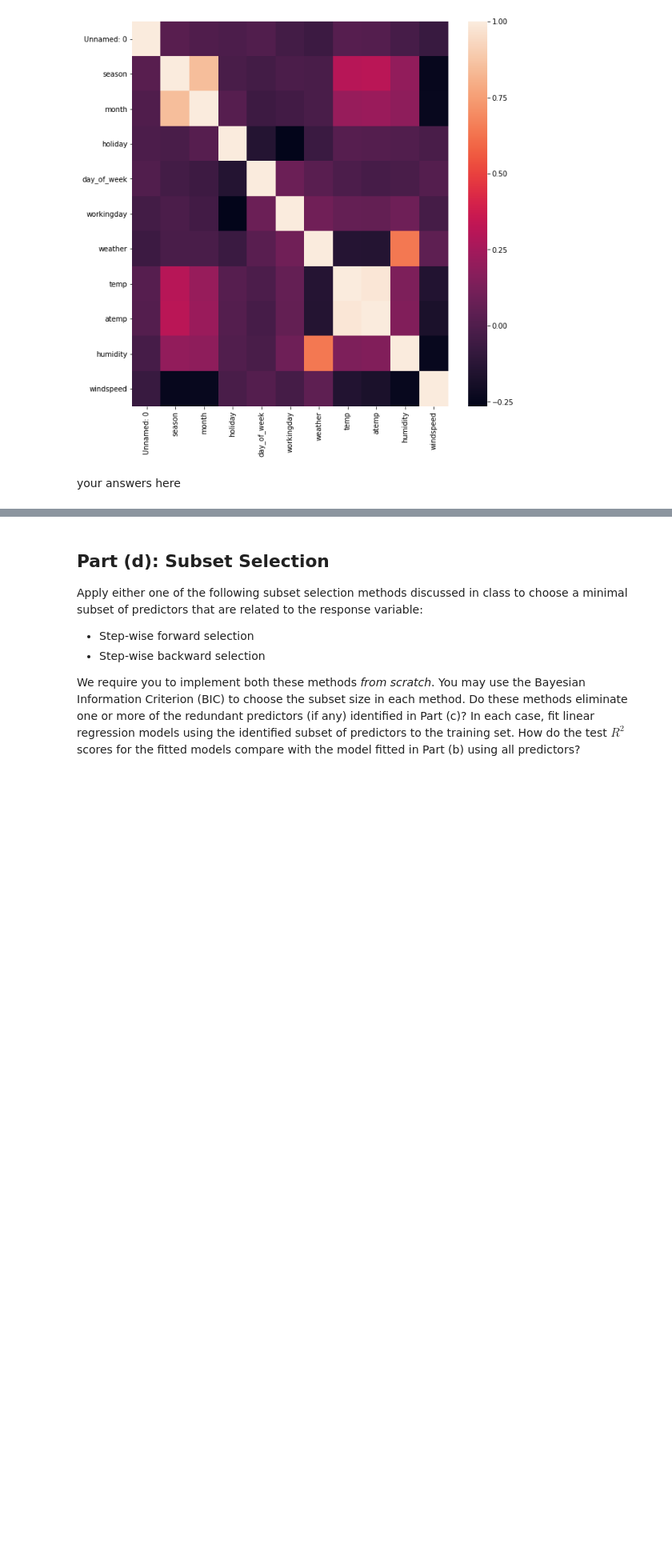
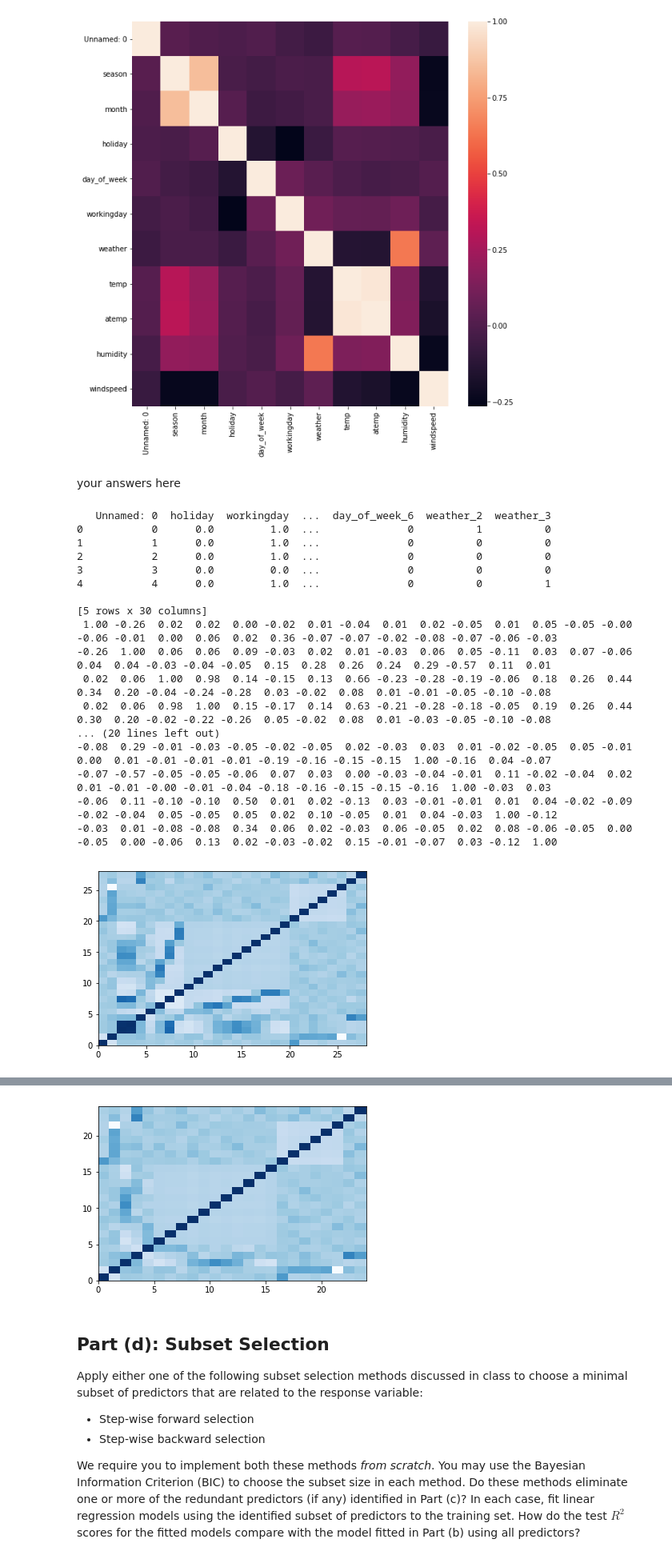
Before and after one commit to Sahith-8055/20186008_DataScience, a Jupyter notebook: Week-2/Project/cs109a_hw3.ipynb, the cells around one changed output, grey strips where cells are left out. Shown at 80% size. Saved outputs shown, nothing was run; the diff lists cells and outputs as text; code cells hidden in the pictures; blank space fills up the shorter version.

```diff
--- a/Week-2/Project/cs109a_hw3.ipynb
+++ b/Week-2/Project/cs109a_hw3.ipynb
@@ -302,0 +337,3 @@ your answers here
+# %%
+train_data = pd.get_dummies(train_data, prefix = ['season', 'month', 'day_of_week', 'weather'], columns = ['season', 'month', 'day_of_week', 'weather'], drop_first = True)
+test_data = pd.get_dummies(test_data, prefix = ['season', 'month', 'day_of_week', 'weather'], columns = ['season', 'month', 'day_of_week', 'weather'], drop_first = True)
@@ -317,0 +440,17 @@ $\hat{x}_{ij} = (x_{ij} - \bar{x}_j) / s_j$, where $\bar{x}_j$ and $s_j$ are the
+# %%
+# normalize training data
+mean_temp = train_data.temp.dropna().mean()
+sd_temp = train_data.temp.dropna().std()
+mean_atemp = train_data.atemp.dropna().mean()
+sd_atemp = train_data.atemp.dropna().std()
+mean_humidity = train_data.humidity.dropna().mean()
+sd_humidity = train_data.humidity.dropna().std()
+mean_windspeed = train_data.windspeed.dropna().mean()
+sd_windspeed = train_data.windspeed.dropna().std()
+
+train_data['temp'] = train_data['temp'].apply(lambda x: (x - mean_temp ) / (sd_temp))
+train_data['atemp'] = train_data['atemp'].apply(lambda x: (x - mean_atemp ) / (sd_atemp))
+train_data['humidity'] = train_data['humidity'].apply(lambda x: (x - mean_humidity ) / (sd_humidity))
+train_data['windspeed'] = train_data['windspeed'].apply(lambda x: (x - mean_windspeed ) / (sd_windspeed))
+
+train_data
@@ -378,3 +646,48 @@ sns.heatmap(corr)
 [figure]
 # %% [markdown]
 your answers here
+# %%
+print(train_data.head())
+dimensions = ['holiday', 'workingday', 'temp', 'atemp', 'humidity', 'windspeed', 'season_2',
+    'season_3', 'season_4', 'month_2', 'month_3', 'month_4', 'month_5', 'month_6',
+    'month_7', 'month_8', 'month_9', 'month_10', 'month_11', 'month_12', 'day_of_week_1',
+    'day_of_week_2', 'day_of_week_3', 'day_of_week_4', 'day_of_week_5', 'day_of_week_6', 'weather_2',
+    'weather_3']
+corr_matrix = np.corrcoef(train_data[dimensions].T)
+for y in range(0, len(corr_matrix)):
+    for x in range(0, len(corr_matrix)):
+        print ("%5.2f " % corr_matrix[y][x], end="")
+    print()
+heatmap = plt.pcolor(corr_matrix, cmap=matplotlib.cm.Blues)
+plt.show()
+
+dimensions_2 = ['holiday', 'workingday', 'temp', 'humidity', 'windspeed', 'month_2', 'month_3', 'month_4', 'month_5',
+    'month_6', 'month_7', 'month_8', 'month_9', 'month_10', 'month_11', 'month_12', 'day_of_week_1',
+    'day_of_week_2', 'day_of_week_3', 'day_of_week_4', 'day_of_week_5', 'day_of_week_6', 'weather_2',
+    'weather_3']
+corr_matrix_2 = np.corrcoef(train_data[dimensions_2].T)
+for y in range(0, len(corr_matrix_2)):
+    for x in range(0, len(corr_matrix_2)):
+        print ("%5.2f " % corr_matrix_2[y][x], end="")
+    print()
+heatmap_2 = plt.pcolor(corr_matrix_2, cmap=matplotlib.cm.Blues)
+plt.show()
+# %% [output]
+   Unnamed: 0  holiday  workingday  ...  day_of_week_6  weather_2  weather_3
+0           0      0.0         1.0  ...              0          1          0
+1           1      0.0         1.0  ...              0          0          0
+2           2      0.0         1.0  ...              0          0          0
+3           3      0.0         0.0  ...              0          0          0
+4           4      0.0         1.0  ...              0          0          1
+
+[5 rows x 30 columns]
+ 1.00 -0.26  0.02  0.02  0.00 -0.02  0.01 -0.04  0.01  0.02 -0.05  0.01  0.05 -0.05 -0.00 -0.06 -0.01  0.00  0.06  0.02  0.36 -0.07 -0.07 -0.02 -0.08 -0.07 -0.06 -0.03
+-0.26  1.00  0.06  0.06  0.09 -0.03  0.02  0.01 -0.03  0.06  0.05 -0.11  0.03  0.07 -0.06  0.04  0.04 -0.03 -0.04 -0.05  0.15  0.28  0.26  0.24  0.29 -0.57  0.11  0.01
+ 0.02  0.06  1.00  0.98  0.14 -0.15  0.13  0.66 -0.23 -0.28 -0.19 -0.06  0.18  0.26  0.44  0.34  0.20 -0.04 -0.24 -0.28  0.03 -0.02  0.08  0.01 -0.01 -0.05 -0.10 -0.08
+ 0.02  0.06  0.98  1.00  0.15 -0.17  0.14  0.63 -0.21 -0.28 -0.18 -0.05  0.19  0.26  0.44  0.30  0.20 -0.02 -0.22 -0.26  0.05 -0.02  0.08  0.01 -0.03 -0.05 -0.10 -0.08
+... (20 lines left out)
+-0.08  0.29 -0.01 -0.03 -0.05 -0.02 -0.05  0.02 -0.03  0.03  0.01 -0.02 -0.05  0.05 -0.01  0.00  0.01 -0.01 -0.01 -0.01 -0.19 -0.16 -0.15 -0.15  1.00 -0.16  0.04 -0.07
+-0.07 -0.57 -0.05 -0.05 -0.06  0.07  0.03  0.00 -0.03 -0.04 -0.01  0.11 -0.02 -0.04  0.02  0.01 -0.01 -0.00 -0.01 -0.04 -0.18 -0.16 -0.15 -0.15 -0.16  1.00 -0.03  0.03
+-0.06  0.11 -0.10 -0.10  0.50  0.01  0.02 -0.13  0.03 -0.01 -0.01  0.01  0.04 -0.02 -0.09 -0.02 -0.04  0.05 -0.05  0.05  0.02  0.10 -0.05  0.01  0.04 -0.03  1.00 -0.12
+-0.03  0.01 -0.08 -0.08  0.34  0.06  0.02 -0.03  0.06 -0.05  0.02  0.08 -0.06 -0.05  0.00 -0.05  0.00 -0.06  0.13  0.02 -0.03 -0.02  0.15 -0.01 -0.07  0.03 -0.12  1.00
+[figure, added]
@@ -381,3 +711,4 @@ your answers here
+[figure, added]
 # %% [markdown]
 ## Part (d): Subset Selection
 
```
Also changed, not shown: parts of 30 cells of this notebook.
